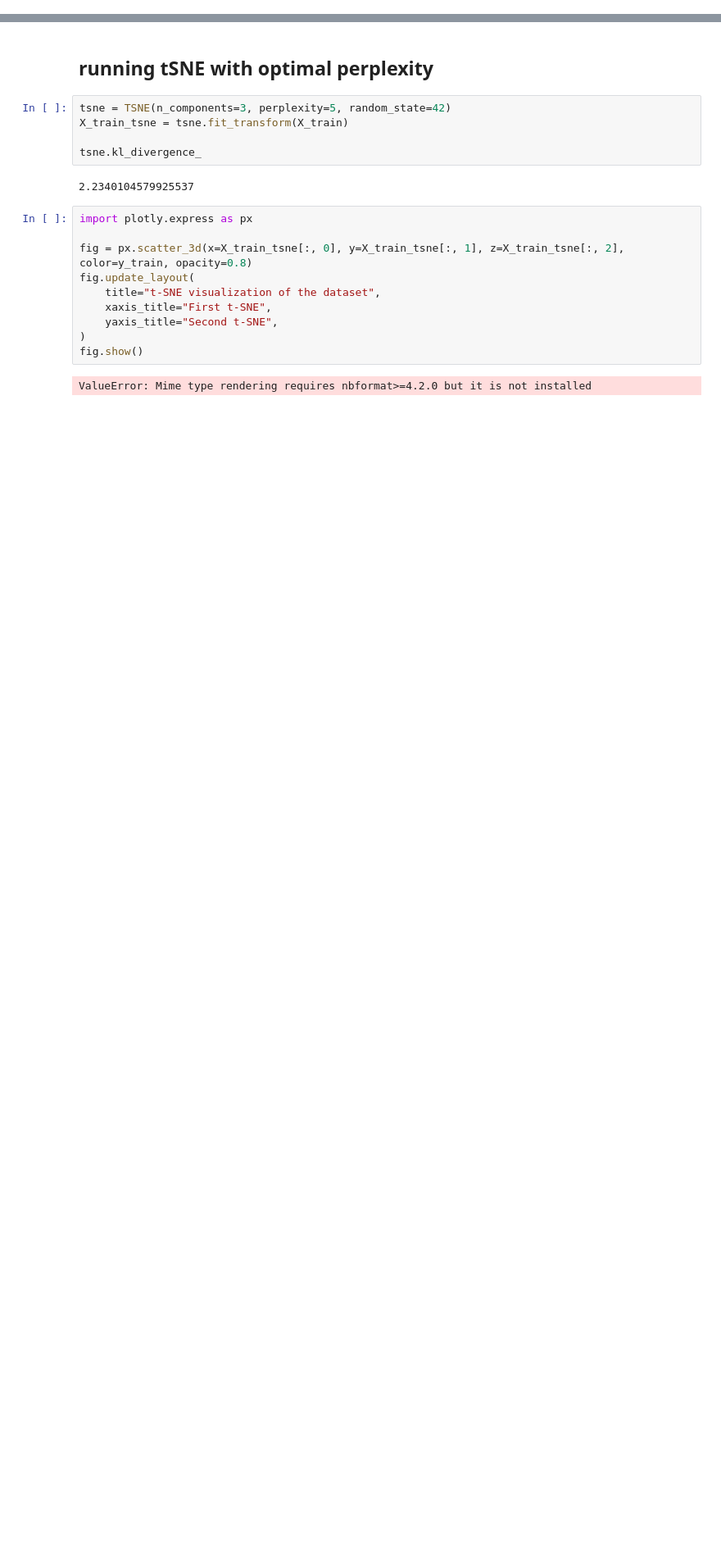
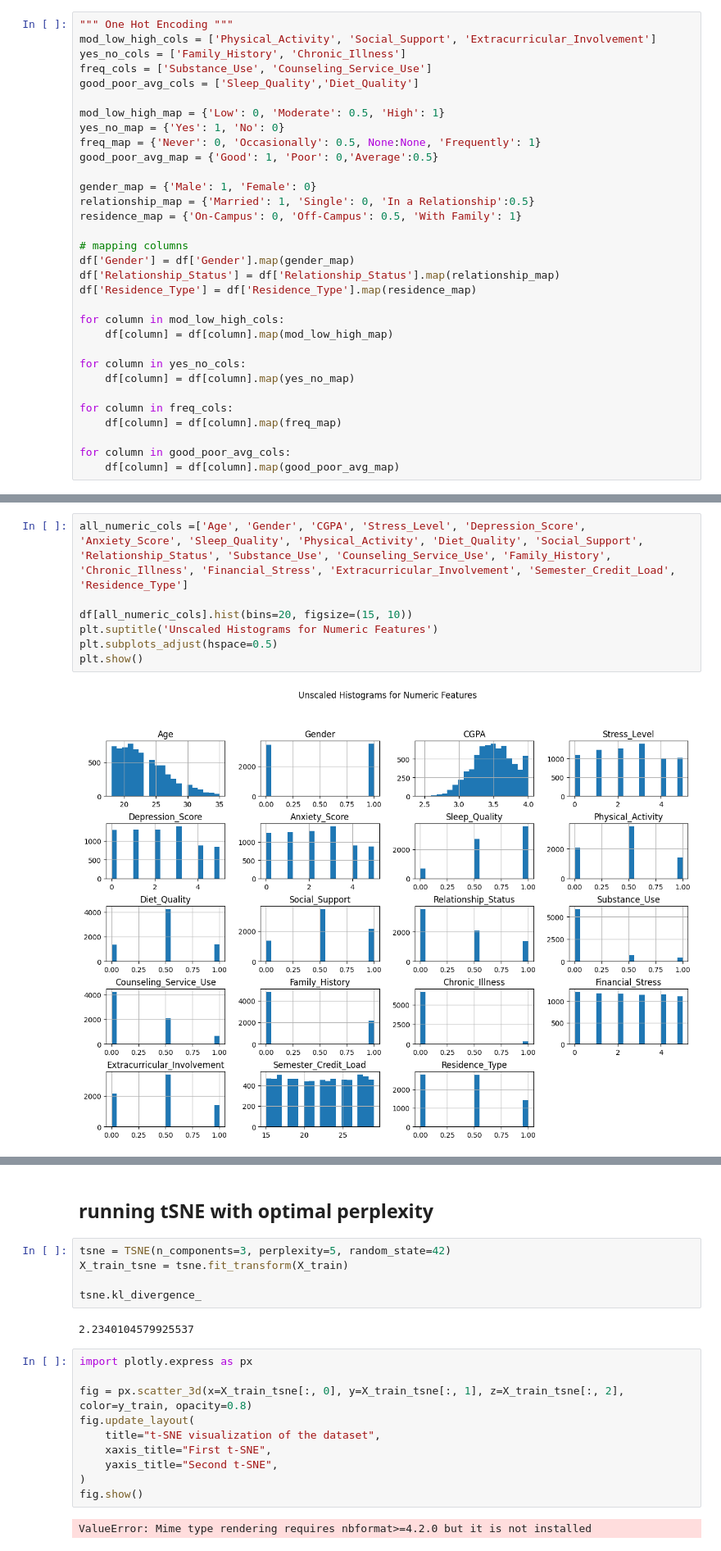
Before and after one commit to ReehalS/student-mental-health-model, a Jupyter notebook: Code/EDA.ipynb, the cells around one changed output, grey strips where cells are left out. Shown at 82% size. Cells and saved outputs as stored; diff of their text form; blank space fills up the shorter version.

```diff
--- a/Code/EDA.ipynb
+++ b/Code/EDA.ipynb
@@ -365,0 +56,32 @@ Text(0, 0.5, 'Divergence')
+# %%
+""" One Hot Encoding """
+mod_low_high_cols = ['Physical_Activity', 'Social_Support', 'Extracurricular_Involvement']
+yes_no_cols = ['Family_History', 'Chronic_Illness']
+freq_cols = ['Substance_Use', 'Counseling_Service_Use']
+good_poor_avg_cols = ['Sleep_Quality','Diet_Quality']
+
+mod_low_high_map = {'Low': 0, 'Moderate': 0.5, 'High': 1}
+yes_no_map = {'Yes': 1, 'No': 0}
+freq_map = {'Never': 0, 'Occasionally': 0.5, None:None, 'Frequently': 1}
+good_poor_avg_map = {'Good': 1, 'Poor': 0,'Average':0.5}
+
+gender_map = {'Male': 1, 'Female': 0}
+relationship_map = {'Married': 1, 'Single': 0, 'In a Relationship':0.5}
+residence_map = {'On-Campus': 0, 'Off-Campus': 0.5, 'With Family': 1}
+
+# mapping columns
+df['Gender'] = df['Gender'].map(gender_map)
+df['Relationship_Status'] = df['Relationship_Status'].map(relationship_map)
+df['Residence_Type'] = df['Residence_Type'].map(residence_map)
+
+for column in mod_low_high_cols:
+    df[column] = df[column].map(mod_low_high_map)
+
+for column in yes_no_cols:
+    df[column] = df[column].map(yes_no_map)
+
+for column in freq_cols:
+    df[column] = df[column].map(freq_map)
+
+for column in good_poor_avg_cols:
+    df[column] = df[column].map(good_poor_avg_map)
@@ -365,0 +138,9 @@ Text(0, 0.5, 'Divergence')
+# %%
+all_numeric_cols =['Age', 'Gender', 'CGPA', 'Stress_Level', 'Depression_Score', 'Anxiety_Score', 'Sleep_Quality', 'Physical_Activity', 'Diet_Quality', 'Social_Support', 'Relationship_Status', 'Substance_Use', 'Counseling_Service_Use', 'Family_History', 'Chronic_Illness', 'Financial_Stress', 'Extracurricular_Involvement', 'Semester_Credit_Load', 'Residence_Type']
+
+df[all_numeric_cols].hist(bins=20, figsize=(15, 10))
+plt.suptitle('Unscaled Histograms for Numeric Features')
+plt.subplots_adjust(hspace=0.5)
+plt.show()
+# %% [output]
+[figure, added]
```
Also changed, not shown: parts of 38 cells of this notebook, 8 other files.
